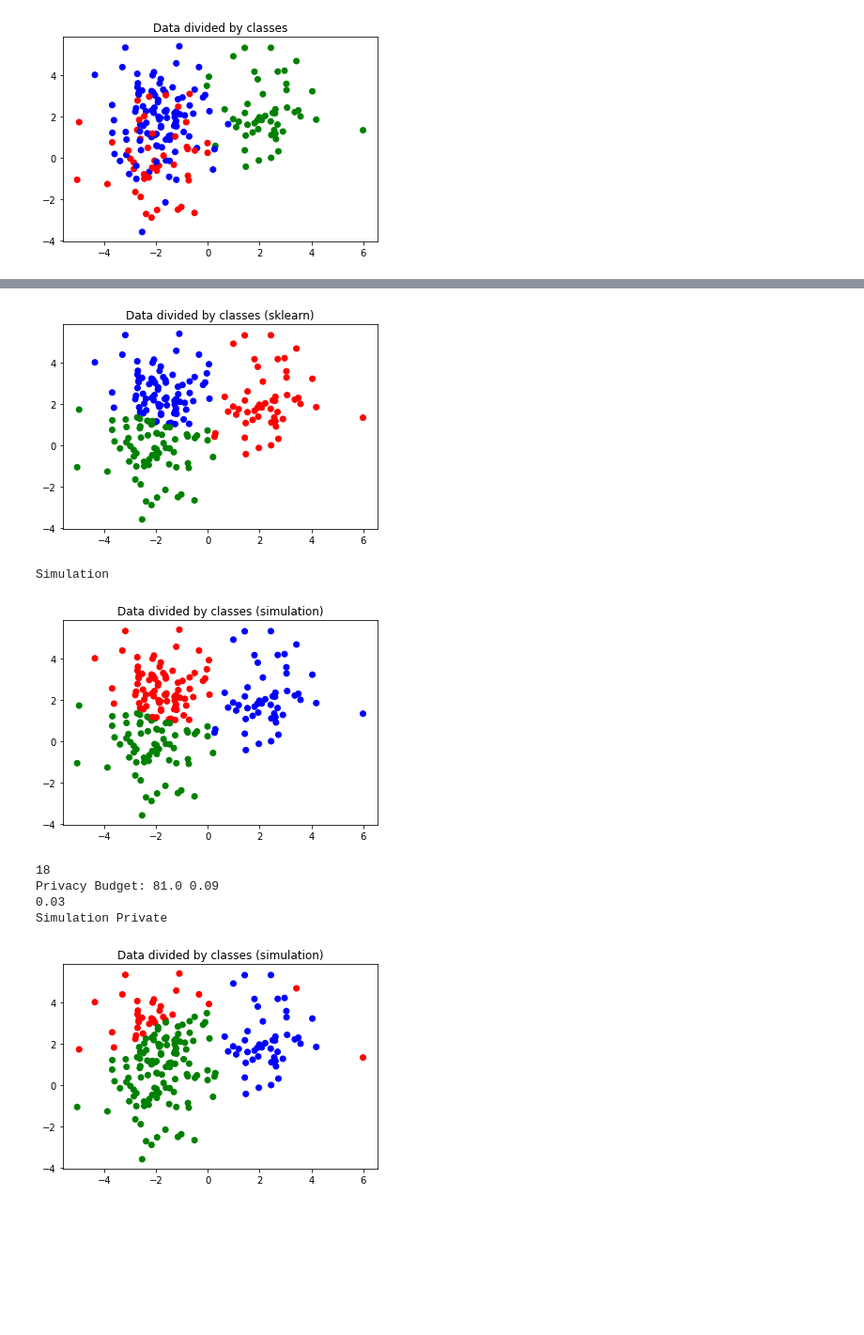
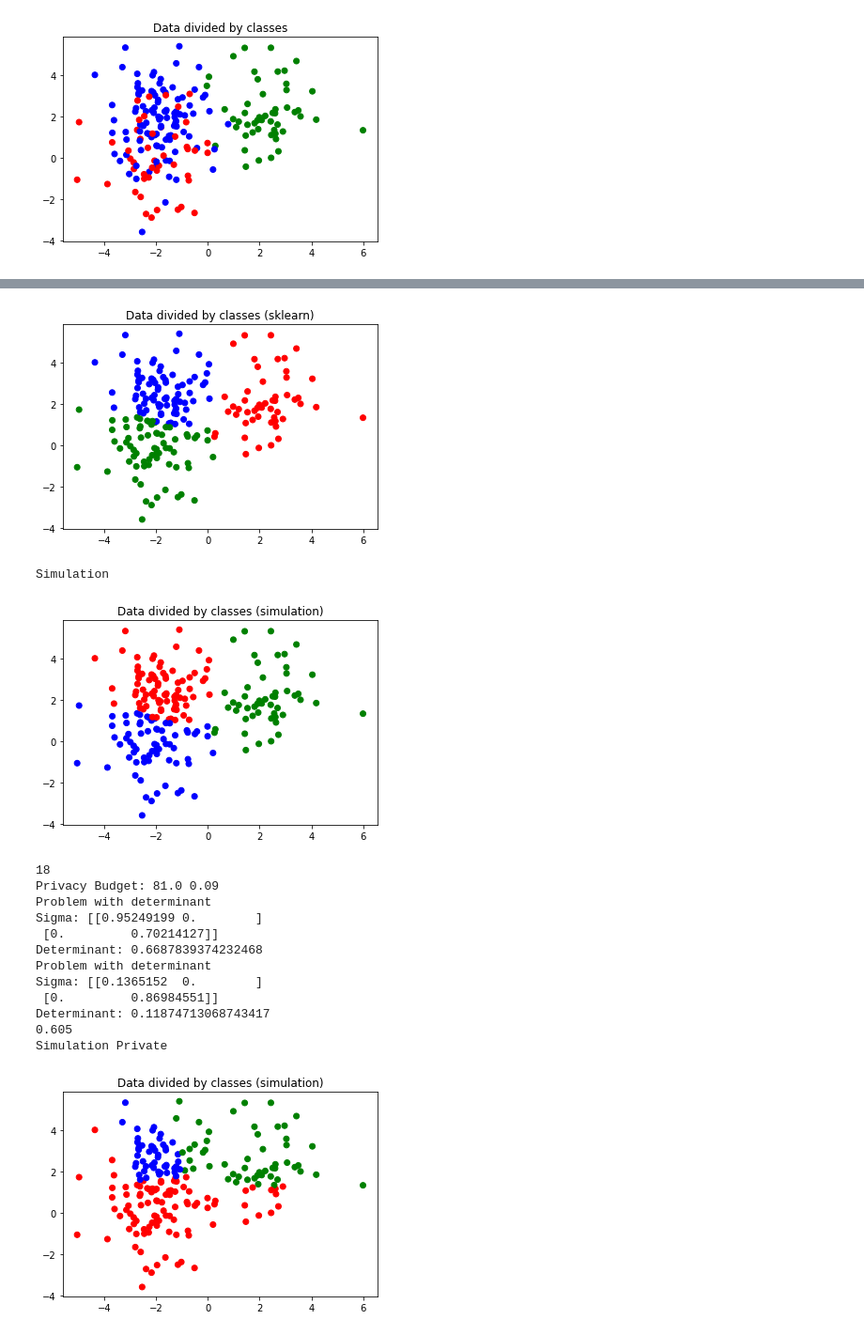
Before and after one commit to thehimalayanleo/Private-Generative-Models, a Jupyter notebook: src/main.ipynb, the cells around one changed output, grey strips where cells are left out. Shown at 94% size. Saved outputs shown, nothing was run; the diff lists cells and outputs as text; code cells hidden in the pictures; blank space fills up the shorter version.

```diff
--- a/src/main.ipynb
+++ b/src/main.ipynb
@@ -176,7 +176,8 @@ class private_KMeans:
                         num+=self.Y[n]
                         den+=1
 
-                sensitivity_num = np.sqrt(self.clip_bound)
+                #sensitivity_num = np.sqrt(self.clip_bound)
+                sensitivity_num = self.clip_bound
                 sensitivity_den = 1
                 if self.private: #PRIVATE
                     num += add_noise_gaussian(self.eps, self.delta, sensitivity=sensitivity_num, size=self.d)
@@ -220,7 +221,8 @@ class private_KMeans:
         #print(self.centroids)
 
         if self.private:
-            print('Total eps/delta', advanced_composition(self.eps, self.delta, self.privacy_counts))
+            e, d = advanced_composition(self.eps, self.delta, self.privacy_counts)
+            print('Total eps/delta', min(e, self.privacy_counts*self.eps), min(d, self.privacy_counts*d))
             print('Total privacy mechanisms', self.privacy_counts)
 
         plt.figure()
@@ -373,7 +375,7 @@ class GMM_EM:
 
                 num_cov=(diff_k.T.dot(diff_k))
                 if self.private:
-                    num_cov+=add_noise(self.eps, self.delta, sensitivity=self.clip_bound, size=(self.d, self.d))
+                    num_cov+=add_noise(self.eps, self.delta, sensitivity=self.clip_bound**2, size=(self.d, self.d))
                     num_cov=np.abs(num_cov)
                     self.privacy_counts+=(self.d*(self.d+1))/2.
 
@@ -442,7 +444,7 @@ class GMM_EM:
         samples = np.sum(proba, axis=0)
         if self.private:
             for k in range(N_classes):
-                samples[k]+=add_noise(self.eps, self.delta, sensitivity=self.clip_bound, size=1)
+                samples[k]+=add_noise(self.eps, self.delta, sensitivity=1, size=1)
                 samples[k]=np.abs(samples[k])
                 self.privacy_counts+=1
 
@@ -452,7 +454,7 @@ class GMM_EM:
             num_mean = (gammas.T.dot(data).flatten())
 
             if self.private:
-                num_mean+=add_noise(self.eps, self.delta, sensitivity=np.sqrt(self.clip_bound), size=self.d)
+                num_mean+=add_noise(self.eps, self.delta, sensitivity=self.clip_bound, size=self.d)
                 self.privacy_counts+=self.d
 
             self.means[k, :] = num_mean/samples[k]
@@ -462,7 +464,7 @@ class GMM_EM:
 
             num_cov=(diff_k.T.dot(diff_k*gammas[..., np.newaxis]))
             if self.private:
-                num_cov+=add_noise(self.eps, self.delta, sensitivity=self.clip_bound, size=(self.d, self.d))
+                num_cov+=add_noise(self.eps, self.delta, sensitivity=self.clip_bound**2, size=(self.d, self.d))
                 self.privacy_counts+=(self.d*(self.d+1))/2.
 
             self.covs[k, :] = num_cov/samples[k]
@@ -485,7 +487,8 @@ class GMM_EM:
                 break
 
         if self.private:
-            print('Total Privacy Cost:', advanced_composition(self.eps, self.delta, self.privacy_counts))
+            e, d = advanced_composition(self.eps, self.delta, self.privacy_counts)
+            print('Total eps/delta', min(e, self.privacy_counts*self.eps), min(d, self.privacy_counts*d))
         print('No. of Iterations required:', iterations+1)
         plt.figure()
         plt.title('Log Likelihood Loss over iterations')
@@ -775,10 +780,13 @@ plt.show()
 eps_model = 4.5
 # Private Last Model
 counts = 0
+b = 3
 for k in range(3):
-    gmm_em.means[k, :]+=add_noise(eps_model, 1./200, sensitivity=np.sqrt(6), size=2)
+    gmm_em.means[k, :] = clip_gaussian(gmm_em.means[k, :], b)
+    gmm_em.covs[k, :] = clip_gaussian(gmm_em.covs[k, :], b**2)
+    gmm_em.means[k, :]+=add_noise(eps_model, 1./200, sensitivity=b, size=2)
     gmm_em.priors[k]+=(add_noise(eps_model, 1./200, sensitivity=1, size=1))
-    gmm_em.covs[k, :]+=(add_noise(eps_model, 1./200, sensitivity=6, size=(2, 2)))
+    gmm_em.covs[k, :]+=(add_noise(eps_model, 1./200, sensitivity=b**2, size=(2, 2)))
     counts+=6
 gmm_em.priors = np.abs(gmm_em.priors)
 #gmm_em.covs = np.abs(gmm_em.covs)
@@ -823,13 +831,21 @@ Final Parameters
 ... (15 lines left out)
 True
 Iters Required 6
 0.34
 In-Built
 [figure]
 Simulation
-[figure, old version]
+[figure, new version]
 18
 Privacy Budget: 81.0 0.09
-0.03
+Problem with determinant
+Sigma: [[0.95249199 0.        ]
+ [0.         0.70214127]]
+Determinant: 0.6687839374232468
+Problem with determinant
+Sigma: [[0.1365152  0.        ]
+ [0.         0.86984551]]
+Determinant: 0.11874713068743417
+0.605
 Simulation Private
-[figure, old version]
+[figure, new version]
```
Also changed, not shown: parts of 6 cells of this notebook, 3 other files.
